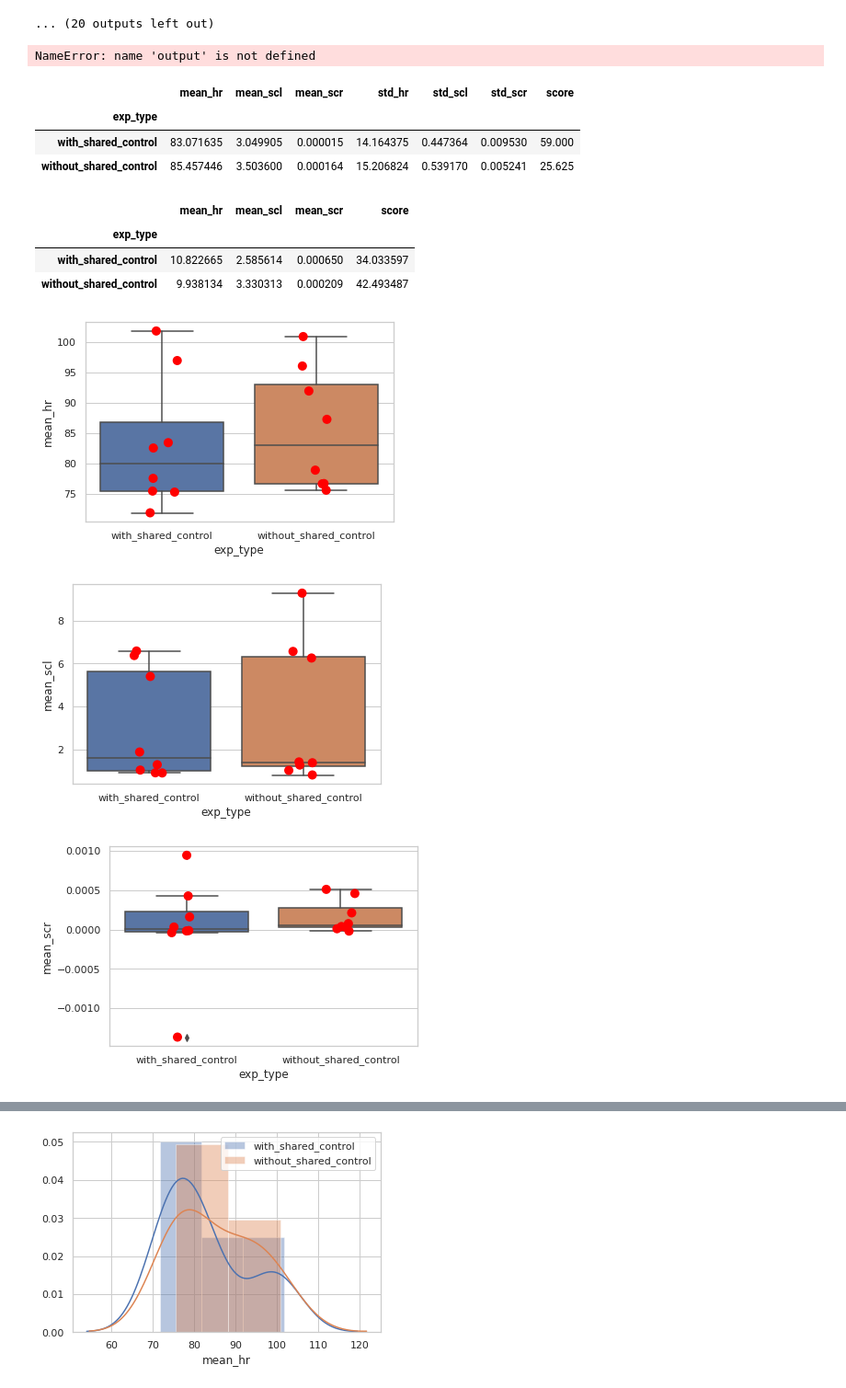
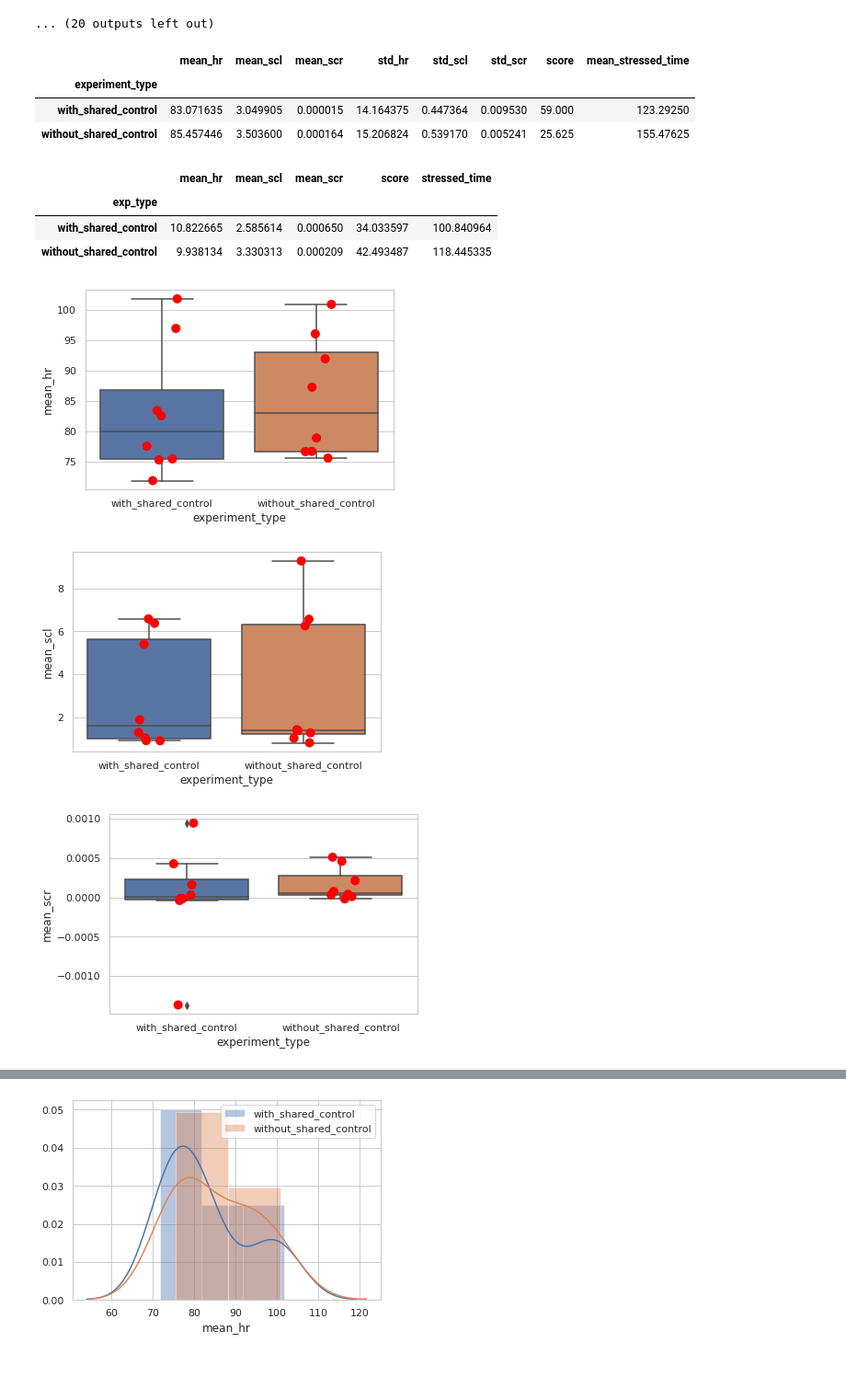
Before and after one commit to Frkncm/Dissertation_data_analysis, a Jupyter notebook: data_analysis.ipynb, the cells around one changed output, grey strips where cells are left out. Shown: that part at 92% size. Saved outputs shown, nothing was run; the diff lists cells and outputs as text; code cells hidden in the pictures.

```diff
--- a/data_analysis.ipynb
+++ b/data_analysis.ipynb
@@ -339,46 +339,43 @@ not-stressed time: 0.0
 
 df = pd.read_csv('all_participants_results.csv')
 
-df1 = df[["exp_type","mean_hr","mean_scl", "mean_scr",  "std_hr", "std_scl", "std_scr", "score", "begin_with"]]
-
-df.to_latex(output.tex)
+df1 = df[["experiment_type","mean_hr","mean_scl", "mean_scr",  "std_hr", "std_scl", "std_scr",
+          "score", "begin_with","mean_stressed_time"]]
-# %% [output]
-NameError: name 'output' is not defined
 # %%
 
-df1.groupby("exp_type").mean()
+df1.groupby("experiment_type").mean()
 # %% [output]
-|  | mean_hr | mean_scl | mean_scr | std_hr | std_scl | std_scr | score |
-| exp_type |  |  |  |  |  |  |  |
-| with_shared_control | 83.071635 | 3.049905 | 0.000015 | 14.164375 | 0.447364 | 0.009530 | 59.000 |
-| without_shared_control | 85.457446 | 3.503600 | 0.000164 | 15.206824 | 0.539170 | 0.005241 | 25.625 |
+|  | mean_hr | mean_scl | mean_scr | std_hr | std_scl | std_scr | score | mean_stressed_time |
+| experiment_type |  |  |  |  |  |  |  |  |
+| with_shared_control | 83.071635 | 3.049905 | 0.000015 | 14.164375 | 0.447364 | 0.009530 | 59.000 | 123.29250 |
+| without_shared_control | 85.457446 | 3.503600 | 0.000164 | 15.206824 | 0.539170 | 0.005241 | 25.625 | 155.47625 |
 # %%
-df2 = df[["exp_type","mean_hr","mean_scl", "mean_scr", "score"]]
+df2 = df[["exp_type","mean_hr","mean_scl", "mean_scr", "score","stressed_time"]]
 df2.groupby("exp_type").std()
 # %% [output]
-|  | mean_hr | mean_scl | mean_scr | score |
-| exp_type |  |  |  |  |
-| with_shared_control | 10.822665 | 2.585614 | 0.000650 | 34.033597 |
-| without_shared_control | 9.938134 | 3.330313 | 0.000209 | 42.493487 |
+|  | mean_hr | mean_scl | mean_scr | score | stressed_time |
+| exp_type |  |  |  |  |  |
+| with_shared_control | 10.822665 | 2.585614 | 0.000650 | 34.033597 | 100.840964 |
+| without_shared_control | 9.938134 | 3.330313 | 0.000209 | 42.493487 | 118.445335 |
 # %%
 
-sns.boxplot(data=df1, x="exp_type", y="mean_hr")
-sns.stripplot(data=df1, x="exp_type", y="mean_hr", size=10, color="red")
+sns.boxplot(data=df1, x="experiment_type", y="mean_hr")
+sns.stripplot(data=df1, x="experiment_type", y="mean_hr", size=10, color="red")
 plt.show()
 # %% [output]
-[figure, old version]
+[figure, new version]
 # %%
-sns.boxplot(data=df1, x="exp_type", y="mean_scl")
-sns.stripplot(data=df1, x="exp_type", y="mean_scl", size=10, color="red")
+sns.boxplot(data=df1, x="experiment_type", y="mean_scl")
+sns.stripplot(data=df1, x="experiment_type", y="mean_scl", size=10, color="red")
 plt.show()
 # %% [output]
-[figure, old version]
+[figure, new version]
 # %%
 #plot box graphs of "interactions" for with_robot and without robot conditions to see the data distribution around mean
-sns.boxplot(data=df1, x="exp_type", y="mean_scr")
-sns.stripplot(data=df1, x="exp_type", y="mean_scr", size=10, color="red")
+sns.boxplot(data=df1, x="experiment_type", y="mean_scr")
+sns.stripplot(data=df1, x="experiment_type", y="mean_scr", size=10, color="red")
 plt.show()
 # %% [output]
-[figure, old version]
+[figure, new version]
 # %%
 #plot box graphs of "interactions" for with_robot and without robot conditions to see the data distribution around mean
```
Also changed, not shown: parts of 5 cells of this notebook, 5 other files.
